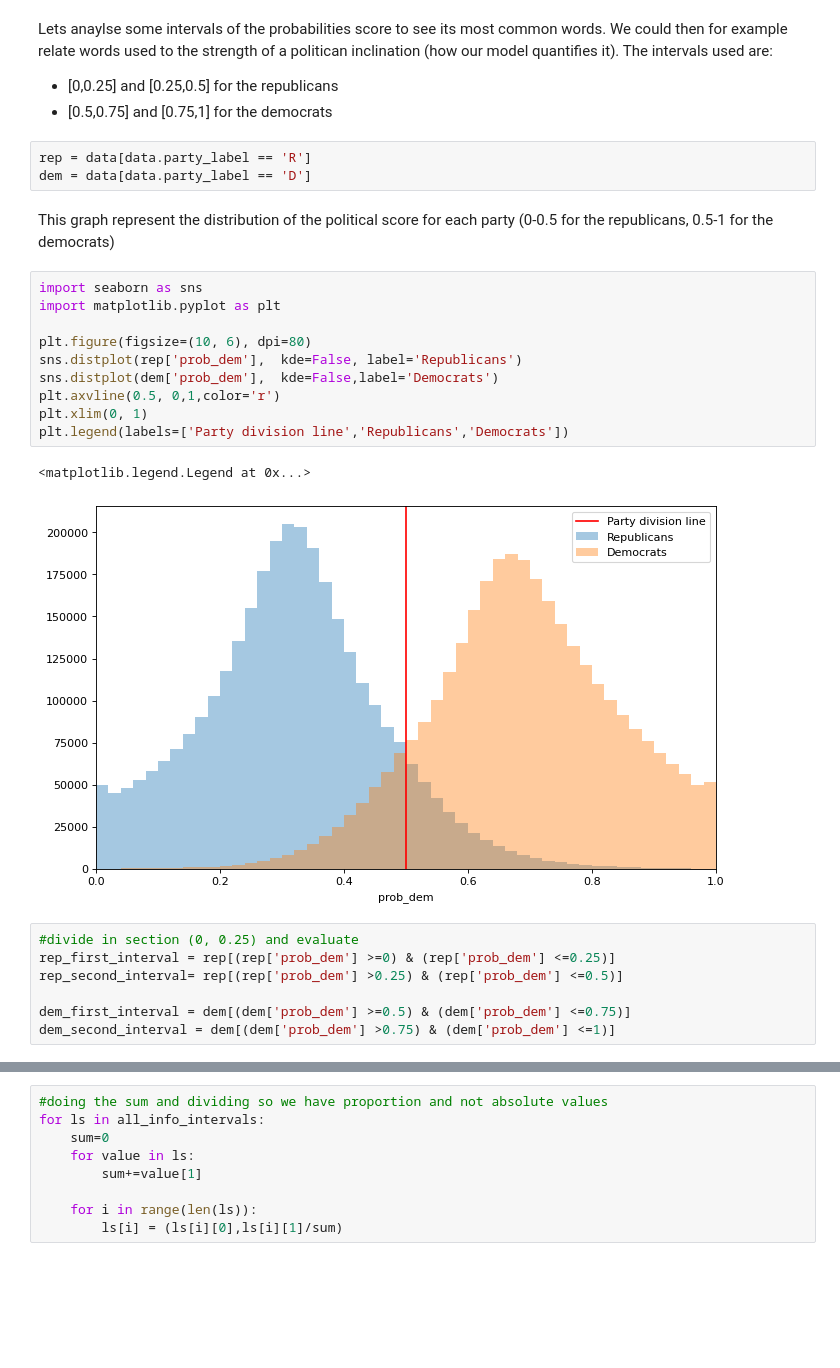
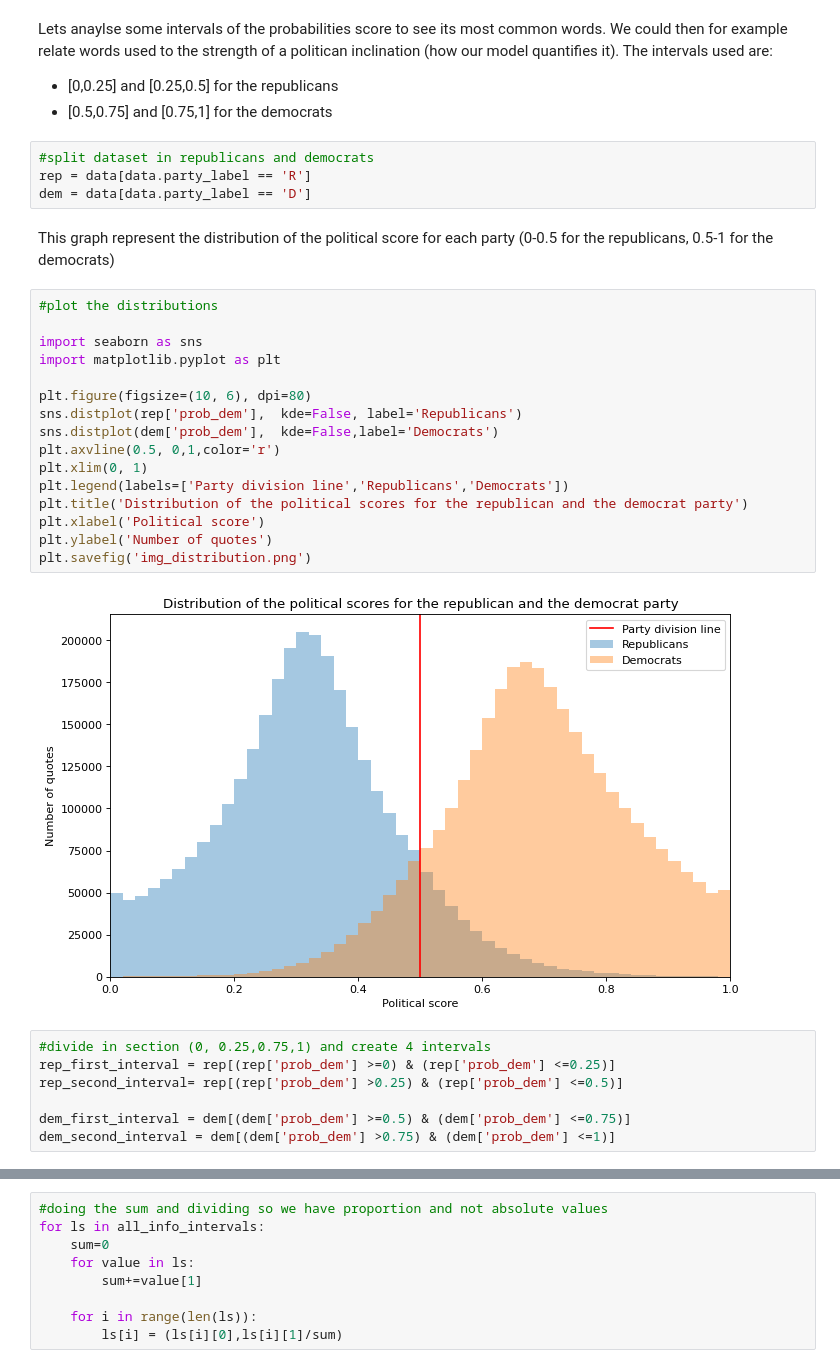
Before and after one commit to epfl-ada/ada-2021-project-mmng, a Jupyter notebook: gio_notebook.ipynb, the cells around one changed output, grey strips where cells are left out. Cells and saved outputs as stored; diff of their text form; blank space fills up the shorter version.

```diff
--- a/gio_notebook.ipynb
+++ b/gio_notebook.ipynb
@@ -36,25 +44,31 @@ The intervals used are:
 - [0,0.25] and [0.25,0.5] for the republicans
 - [0.5,0.75] and [0.75,1] for the democrats
 # %%
+#split dataset in republicans and democrats
 rep = data[data.party_label == 'R']
 dem = data[data.party_label == 'D']
 # %% [markdown]
 This graph represent the distribution of the political score for each party (0-0.5 for the republicans, 0.5-1 for the democrats)
 # %%
+#plot the distributions
+
 import seaborn as sns
 import matplotlib.pyplot as plt
 
 plt.figure(figsize=(10, 6), dpi=80)
 sns.distplot(rep['prob_dem'],  kde=False, label='Republicans')
 sns.distplot(dem['prob_dem'],  kde=False,label='Democrats')
 plt.axvline(0.5, 0,1,color='r')
 plt.xlim(0, 1)
 plt.legend(labels=['Party division line','Republicans','Democrats'])
+plt.title('Distribution of the political scores for the republican and the democrat party')
+plt.xlabel('Political score')
+plt.ylabel('Number of quotes')
+plt.savefig('img_distribution.png')
 # %% [output]
-<matplotlib.legend.Legend at 0x...>
-[figure, old version]
+[figure, new version]
 # %%
-#divide in section (0, 0.25) and evaluate
+#divide in section (0, 0.25,0.75,1) and create 4 intervals
 rep_first_interval = rep[(rep['prob_dem'] >=0) & (rep['prob_dem'] <=0.25)]
 rep_second_interval= rep[(rep['prob_dem'] >0.25) & (rep['prob_dem'] <=0.5)]
 
```
Also changed, not shown: parts of 10 cells of this notebook.
